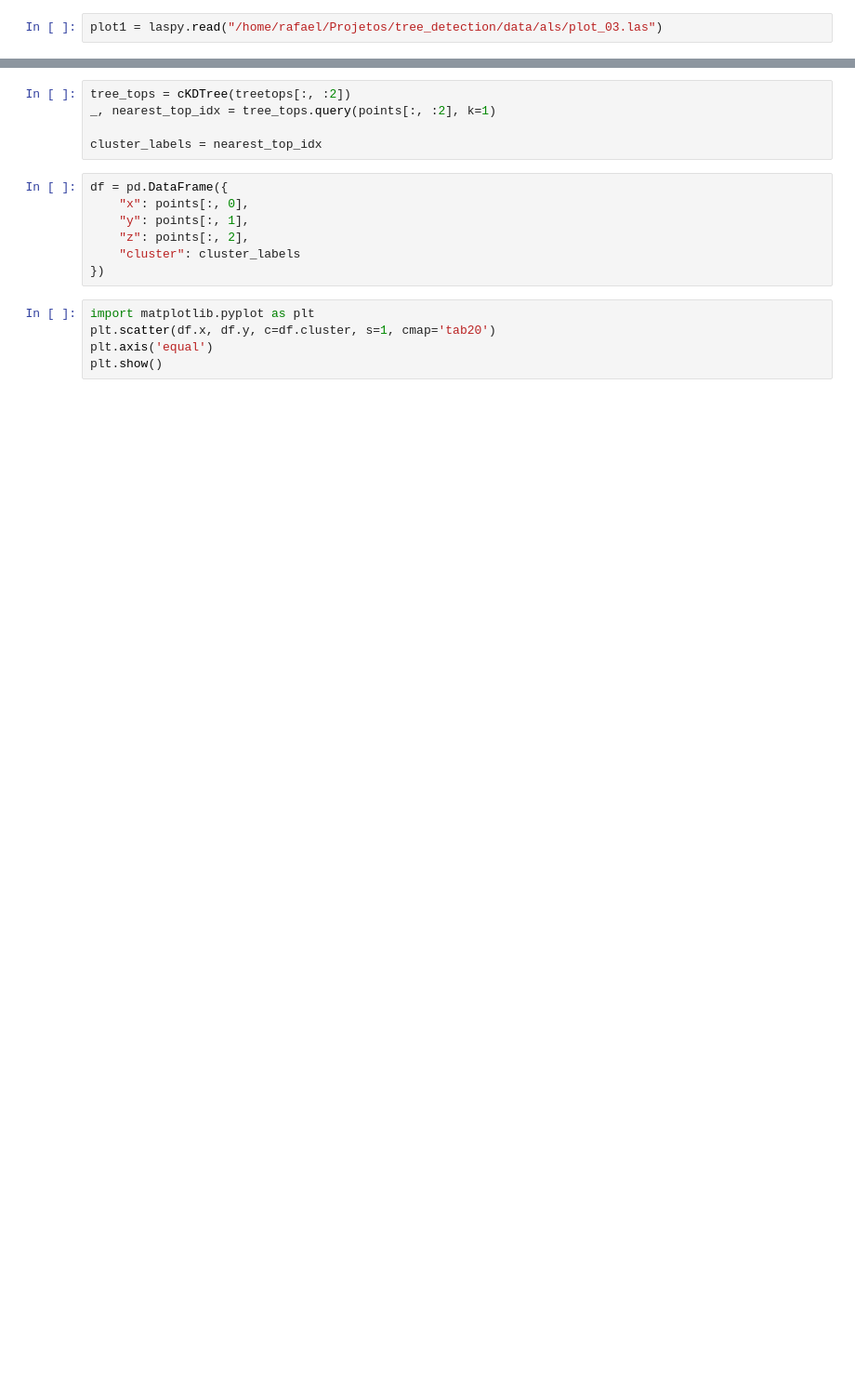
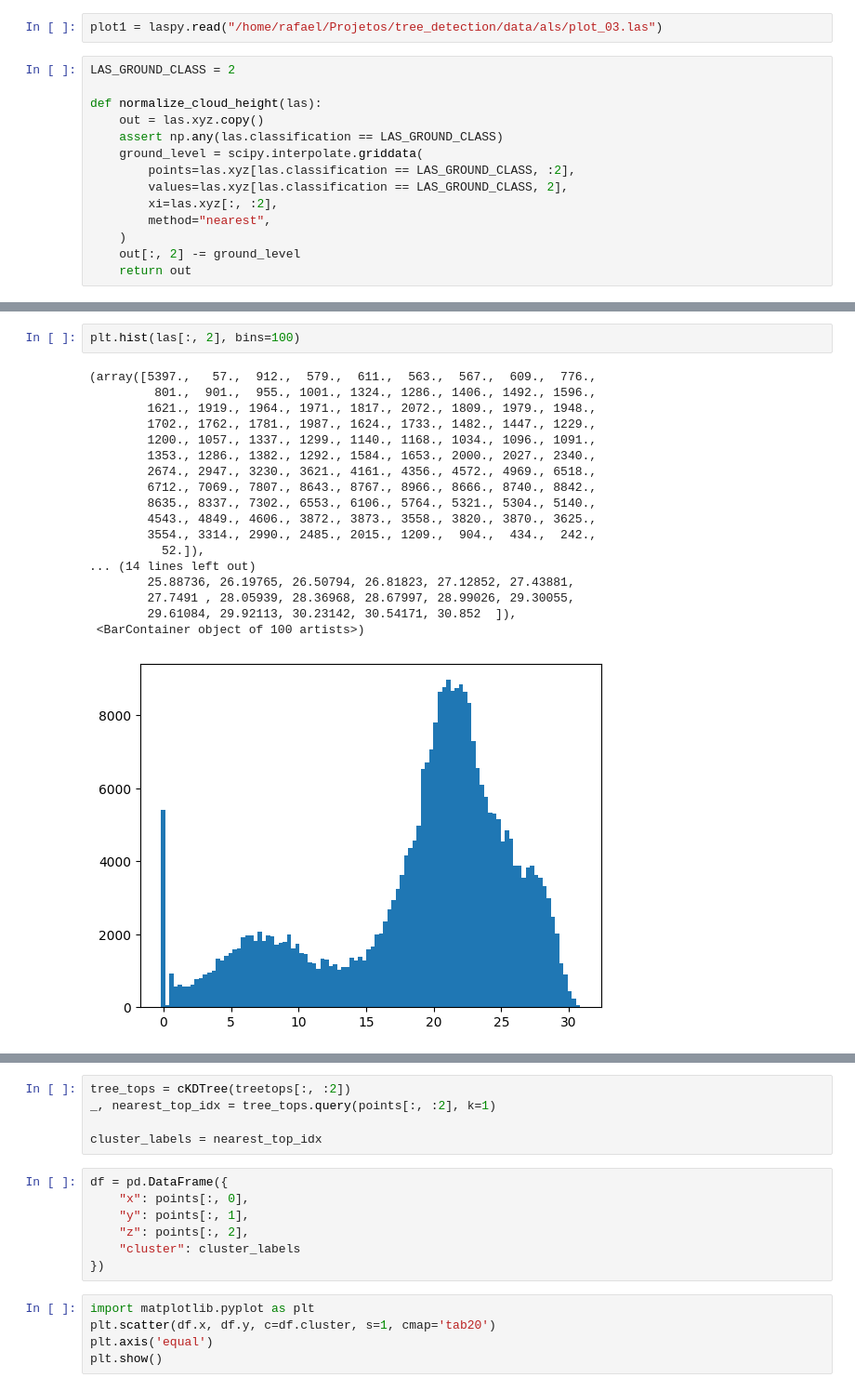
Before and after one commit to rafammi/tree_detection, a Jupyter notebook: scripts/test1.ipynb, the cells around one changed output, grey strips where cells are left out. Shown at 93% size. Saved outputs shown, nothing was run; the diff lists cells and outputs as text; blank space fills up the shorter version.

```diff
--- a/scripts/test1.ipynb
+++ b/scripts/test1.ipynb
@@ -11,2 +12,16 @@ from scipy.spatial import cKDTree
 # %%
 plot1 = laspy.read("/home/rafael/Projetos/tree_detection/data/als/plot_03.las")
+# %%
+LAS_GROUND_CLASS = 2
+
+def normalize_cloud_height(las):
+    out = las.xyz.copy()
+    assert np.any(las.classification == LAS_GROUND_CLASS)
+    ground_level = scipy.interpolate.griddata(
+        points=las.xyz[las.classification == LAS_GROUND_CLASS, :2],
+        values=las.xyz[las.classification == LAS_GROUND_CLASS, 2],
+        xi=las.xyz[:, :2],
+        method="nearest",
+    )
+    out[:, 2] -= ground_level
+    return out
@@ -13 +40,22 @@ plot1 = laspy.read("/home/rafael/Projetos/tree_detection/data/als/plot_03.las")
+# %%
+plt.hist(las[:, 2], bins=100)
+# %% [output]
+(array([5397.,   57.,  912.,  579.,  611.,  563.,  567.,  609.,  776.,
+         801.,  901.,  955., 1001., 1324., 1286., 1406., 1492., 1596.,
+        1621., 1919., 1964., 1971., 1817., 2072., 1809., 1979., 1948.,
+        1702., 1762., 1781., 1987., 1624., 1733., 1482., 1447., 1229.,
+        1200., 1057., 1337., 1299., 1140., 1168., 1034., 1096., 1091.,
+        1353., 1286., 1382., 1292., 1584., 1653., 2000., 2027., 2340.,
+        2674., 2947., 3230., 3621., 4161., 4356., 4572., 4969., 6518.,
+        6712., 7069., 7807., 8643., 8767., 8966., 8666., 8740., 8842.,
+        8635., 8337., 7302., 6553., 6106., 5764., 5321., 5304., 5140.,
+        4543., 4849., 4606., 3872., 3873., 3558., 3820., 3870., 3625.,
+        3554., 3314., 2990., 2485., 2015., 1209.,  904.,  434.,  242.,
+          52.]),
+... (14 lines left out)
+        25.88736, 26.19765, 26.50794, 26.81823, 27.12852, 27.43881,
+        27.7491 , 28.05939, 28.36968, 28.67997, 28.99026, 29.30055,
+        29.61084, 29.92113, 30.23142, 30.54171, 30.852  ]),
+ <BarContainer object of 100 artists>)
+[figure, added]
 # %%
```
Also changed, not shown: parts of 21 cells of this notebook, 7 other files.
